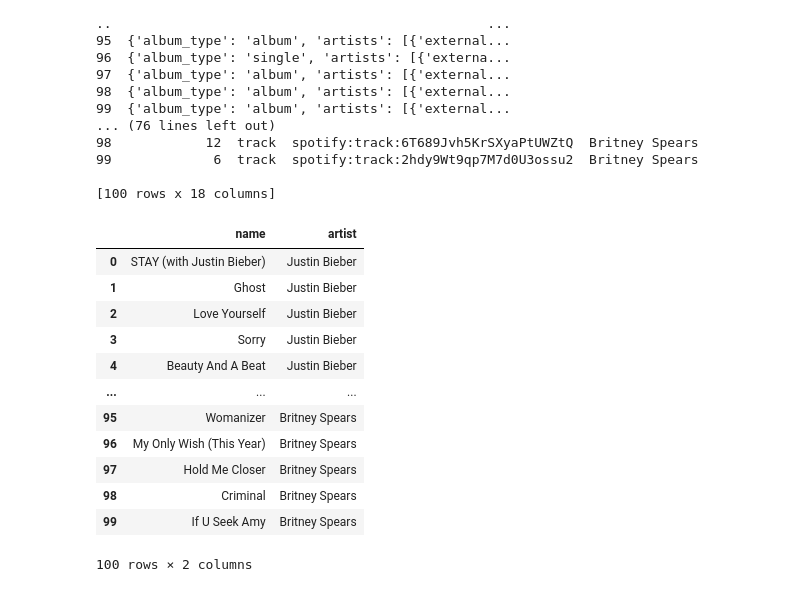
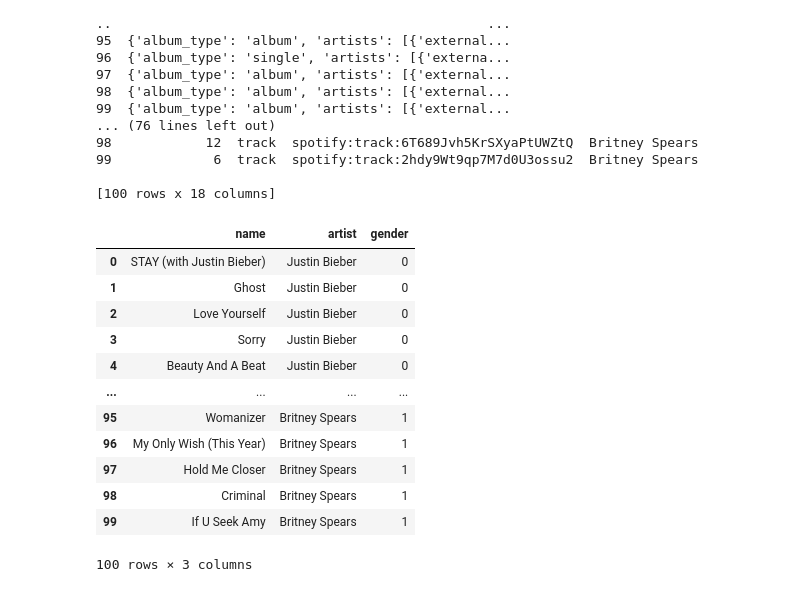
Before and after one commit to deyavuz/ds105a-spotify-research, a Jupyter notebook: code/NB02-Data-Processing.ipynb, the cells around one changed output. Cells and saved outputs as stored; diff of their text form; code cells hidden in the pictures.

Commit message:
Add gender column
Add gender column to top tracks table

```diff
--- a/code/NB02-Data-Processing.ipynb
+++ b/code/NB02-Data-Processing.ipynb
@@ -495,22 +496,37 @@ print(combined_tracks)
 [100 rows x 18 columns]
 # %%
 combined_tracks = combined_tracks[['name', 'artist']]
+# %%
+gender_mapping = {
+    'Justin Bieber': 0,  # Male
+    'Bruno Mars': 0,     # Male
+    'Ed Sheeran': 0,     # Male
+    'Flo Rida': 0,       # Male
+    'Pharrell Williams': 0,  # Male
+    'Rihanna': 1,        # Female
+    'Ariana Grande': 1,  # Female
+    'Taylor Swift': 1,   # Female
+    'Nicki Minaj': 1,    # Female
+    'Britney Spears': 1  # Female
+}
+
+combined_tracks['gender'] = combined_tracks['artist'].map(gender_mapping)
 # %%
 combined_tracks.to_csv('../data/combined_top_tracks.csv', index=False)
 # %%
-combined = pd.DataFrame(combined_tracks)
-combined
+combined_tracks = pd.DataFrame(combined_tracks)
+combined_tracks
 # %% [output]
-|  | name | artist |
-| 0 | STAY (with Justin Bieber) | Justin Bieber |
-| 1 | Ghost | Justin Bieber |
-| 2 | Love Yourself | Justin Bieber |
-| 3 | Sorry | Justin Bieber |
-| 4 | Beauty And A Beat | Justin Bieber |
-| ... | ... | ... |
-| 95 | Womanizer | Britney Spears |
-| 96 | My Only Wish (This Year) | Britney Spears |
-| 97 | Hold Me Closer | Britney Spears |
-| 98 | Criminal | Britney Spears |
-| 99 | If U Seek Amy | Britney Spears |
+|  | name | artist | gender |
+| 0 | STAY (with Justin Bieber) | Justin Bieber | 0 |
+| 1 | Ghost | Justin Bieber | 0 |
+| 2 | Love Yourself | Justin Bieber | 0 |
+| 3 | Sorry | Justin Bieber | 0 |
+| 4 | Beauty And A Beat | Justin Bieber | 0 |
+| ... | ... | ... | ... |
+| 95 | Womanizer | Britney Spears | 1 |
+| 96 | My Only Wish (This Year) | Britney Spears | 1 |
+| 97 | Hold Me Closer | Britney Spears | 1 |
+| 98 | Criminal | Britney Spears | 1 |
+| 99 | If U Seek Amy | Britney Spears | 1 |
-100 rows × 2 columns
+100 rows × 3 columns
```
Also changed, not shown: parts of 3 cells of this notebook.
